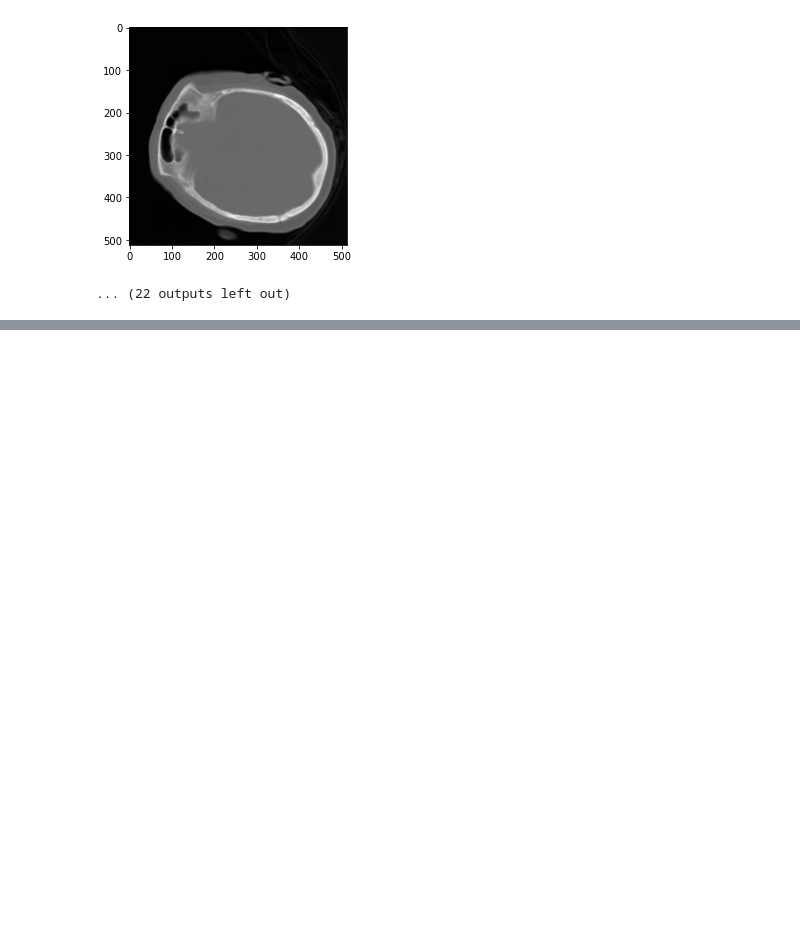
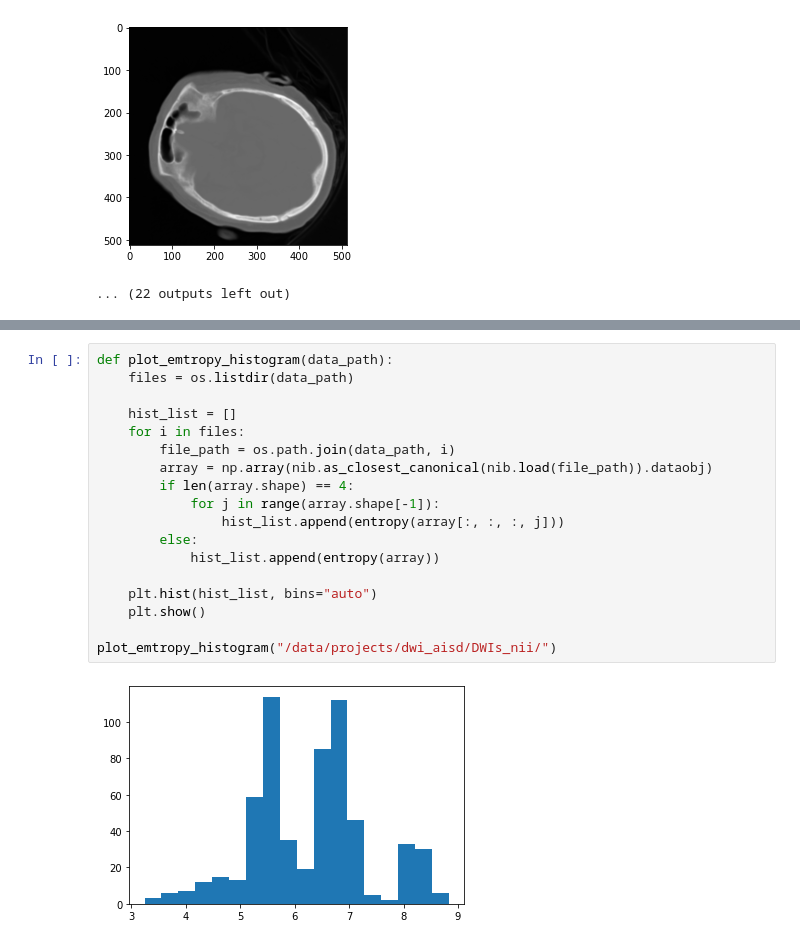
Before and after one commit to LysanderdeJong/RecSeg, a Jupyter notebook: dwi_dcom2nii.ipynb, the cells around one changed output, grey strips where cells are left out. Cells and saved outputs as stored; diff of their text form; blank space fills up the shorter version.

```diff
--- a/dwi_dcom2nii.ipynb
+++ b/dwi_dcom2nii.ipynb
@@ -300,0 +413,20 @@ for i in range(test.shape[-1]):
+# %%
+def plot_emtropy_histogram(data_path):
+    files = os.listdir(data_path)
+
+    hist_list = []
+    for i in files:
+        file_path = os.path.join(data_path, i)
+        array = np.array(nib.as_closest_canonical(nib.load(file_path)).dataobj)
+        if len(array.shape) == 4:
+            for j in range(array.shape[-1]):
+                hist_list.append(entropy(array[:, :, :, j]))
+        else:
+            hist_list.append(entropy(array))
+
+    plt.hist(hist_list, bins="auto")
+    plt.show()
+
+plot_emtropy_histogram("/data/projects/dwi_aisd/DWIs_nii/")
+# %% [output]
+[figure, added]
```
Also changed, not shown: parts of 13 cells of this notebook, 8 other files.
